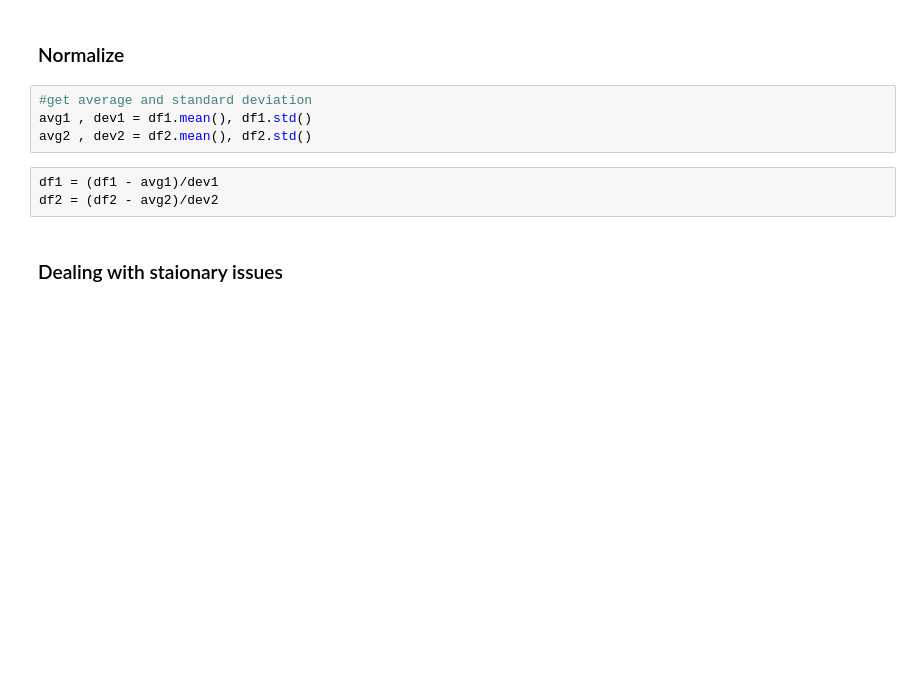
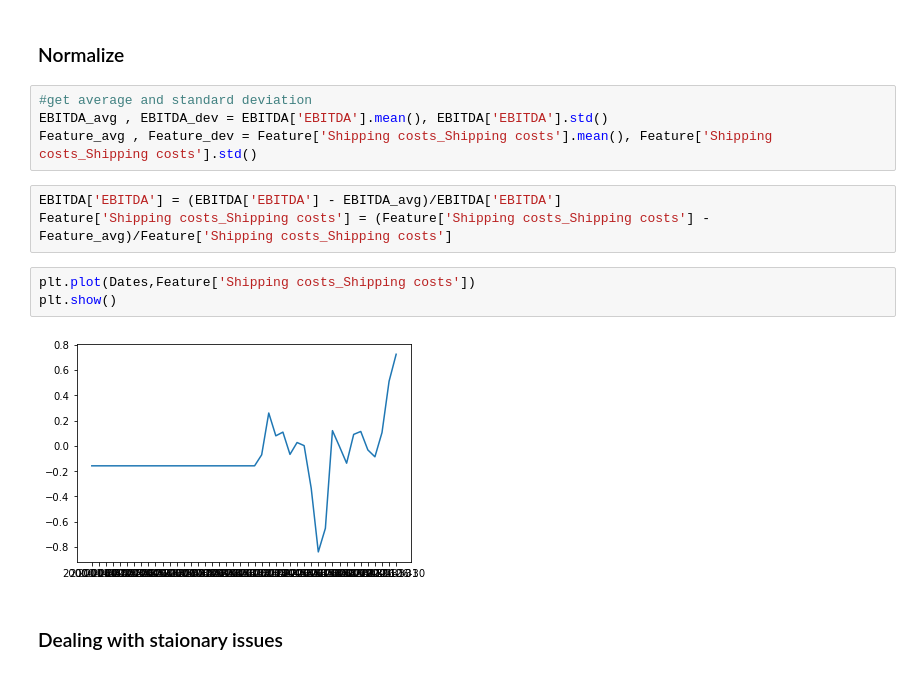
Before and after one commit to ADSMining/Mining, a Jupyter notebook: Notebooks/Modelling_notebooks/VARMA.ipynb, the cells around one changed output. Drawn from its saved outputs; the diff is of its cells as text; blank space fills up the shorter version.

```diff
--- a/Notebooks/Modelling_notebooks/VARMA.ipynb
+++ b/Notebooks/Modelling_notebooks/VARMA.ipynb
@@ -44,11 +94,16 @@ df2 = pd.read()
 ### Normalize
 # %%
 #get average and standard deviation
-avg1 , dev1 = df1.mean(), df1.std()
-avg2 , dev2 = df2.mean(), df2.std()
+EBITDA_avg , EBITDA_dev = EBITDA['EBITDA'].mean(), EBITDA['EBITDA'].std()
+Feature_avg , Feature_dev = Feature['Shipping costs_Shipping costs'].mean(), Feature['Shipping costs_Shipping costs'].std()
 # %%
-df1 = (df1 - avg1)/dev1
-df2 = (df2 - avg2)/dev2
+EBITDA['EBITDA'] = (EBITDA['EBITDA'] - EBITDA_avg)/EBITDA['EBITDA']
+Feature['Shipping costs_Shipping costs'] = (Feature['Shipping costs_Shipping costs'] - Feature_avg)/Feature['Shipping costs_Shipping costs']
+# %%
+plt.plot(Dates,Feature['Shipping costs_Shipping costs'])
+plt.show()
+# %% [output]
+[figure, added]
 # %% [markdown]
 ### Dealing with staionary issues
 # %% [markdown]
```
Also changed, not shown: parts of 30 cells of this notebook.
